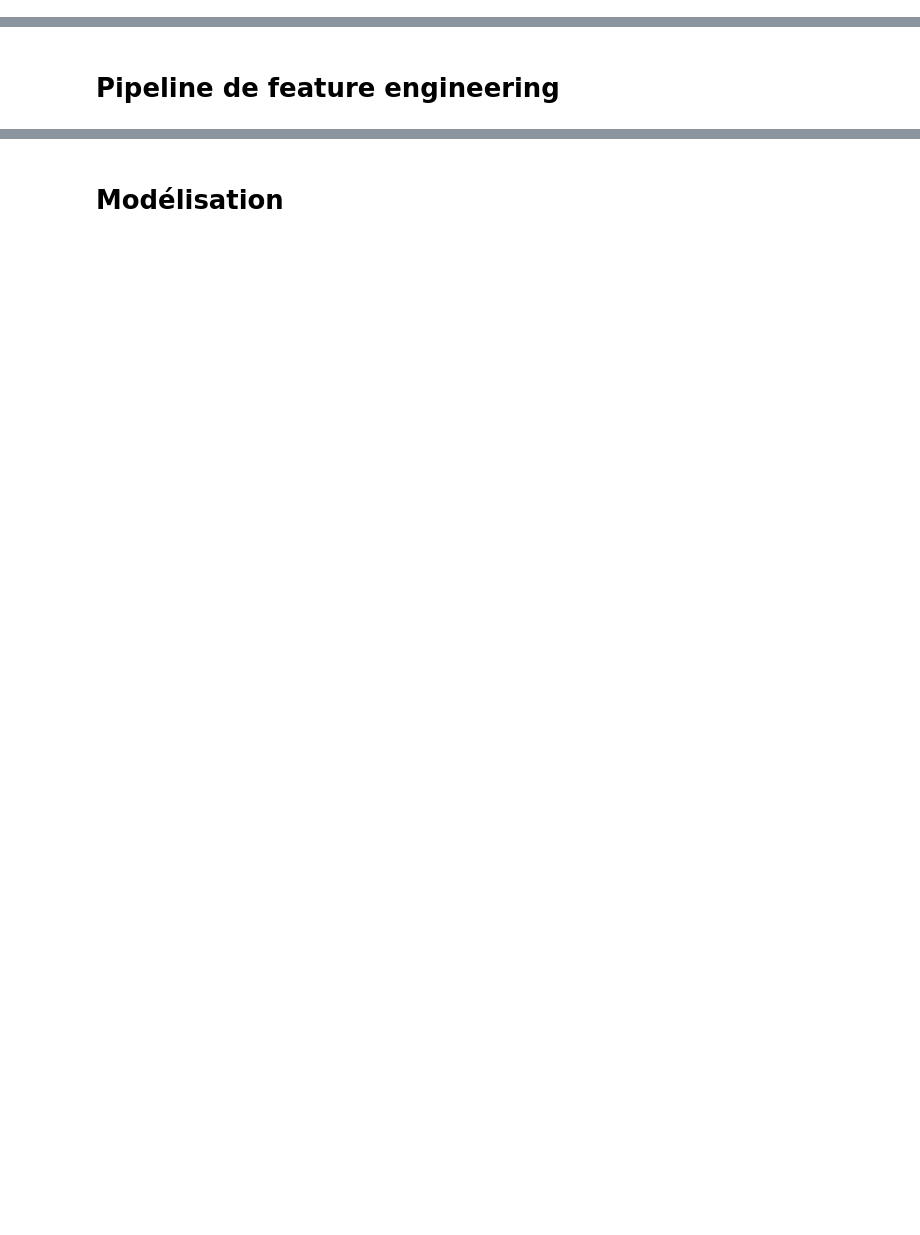
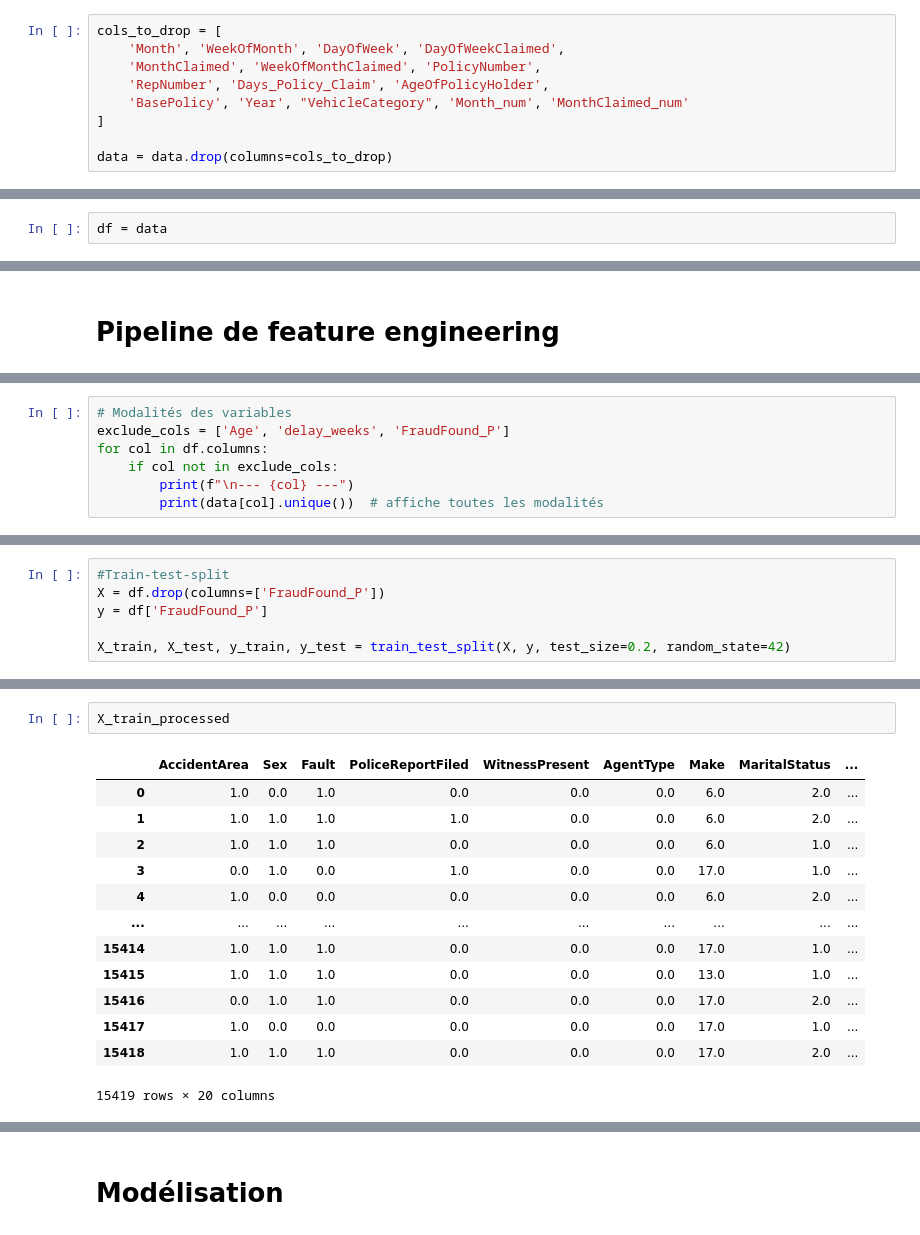
Before and after one commit to LarrySANDJO/PROJET_STATAPP, a Jupyter notebook: Notebooks/EDA_Josette.ipynb, the cells around one changed output, grey strips where cells are left out. Saved outputs shown, nothing was run; the diff lists cells and outputs as text; blank space fills up the shorter version.

```diff
--- a/Notebooks/EDA_Josette.ipynb
+++ b/Notebooks/EDA_Josette.ipynb
@@ -418,0 +522,9 @@ On a une dépendance forte entre les variables.
+# %%
+cols_to_drop = [
+    'Month', 'WeekOfMonth', 'DayOfWeek', 'DayOfWeekClaimed',
+    'MonthClaimed', 'WeekOfMonthClaimed', 'PolicyNumber',
+    'RepNumber', 'Days_Policy_Claim', 'AgeOfPolicyHolder',
+    'BasePolicy', 'Year', "VehicleCategory", 'Month_num', 'MonthClaimed_num'
+]
+
+data = data.drop(columns=cols_to_drop)
@@ -418,0 +541,2 @@ On a une dépendance forte entre les variables.
+# %%
+df = data
@@ -420,0 +558,7 @@ On a une dépendance forte entre les variables.
+# %%
+# Modalités des variables
+exclude_cols = ['Age', 'delay_weeks', 'FraudFound_P']
+for col in df.columns:
+    if col not in exclude_cols:
+        print(f"\n--- {col} ---")
+        print(data[col].unique())  # affiche toutes les modalités
@@ -420,0 +583,6 @@ On a une dépendance forte entre les variables.
+# %%
+#Train-test-split
+X = df.drop(columns=['FraudFound_P'])
+y = df['FraudFound_P']
+
+X_train, X_test, y_train, y_test = train_test_split(X, y, test_size=0.2, random_state=42)
@@ -420,0 +821,16 @@ On a une dépendance forte entre les variables.
+# %%
+X_train_processed
+# %% [output]
+|  | AccidentArea | Sex | Fault | PoliceReportFiled | WitnessPresent | AgentType | Make | MaritalStatus | ... |
+| 0 | 1.0 | 0.0 | 1.0 | 0.0 | 0.0 | 0.0 | 6.0 | 2.0 | ... |
+| 1 | 1.0 | 1.0 | 1.0 | 1.0 | 0.0 | 0.0 | 6.0 | 2.0 | ... |
+| 2 | 1.0 | 1.0 | 1.0 | 0.0 | 0.0 | 0.0 | 6.0 | 1.0 | ... |
+| 3 | 0.0 | 1.0 | 0.0 | 1.0 | 0.0 | 0.0 | 17.0 | 1.0 | ... |
+| 4 | 1.0 | 0.0 | 0.0 | 0.0 | 0.0 | 0.0 | 6.0 | 2.0 | ... |
+| ... | ... | ... | ... | ... | ... | ... | ... | ... | ... |
+| 15414 | 1.0 | 1.0 | 1.0 | 0.0 | 0.0 | 0.0 | 17.0 | 1.0 | ... |
+| 15415 | 1.0 | 1.0 | 1.0 | 0.0 | 0.0 | 0.0 | 13.0 | 1.0 | ... |
+| 15416 | 0.0 | 1.0 | 1.0 | 0.0 | 0.0 | 0.0 | 17.0 | 2.0 | ... |
+| 15417 | 1.0 | 0.0 | 0.0 | 0.0 | 0.0 | 0.0 | 17.0 | 1.0 | ... |
+| 15418 | 1.0 | 1.0 | 1.0 | 0.0 | 0.0 | 0.0 | 17.0 | 2.0 | ... |
+15419 rows × 20 columns
```
Also changed, not shown: parts of 44 cells of this notebook, 1 other file.
